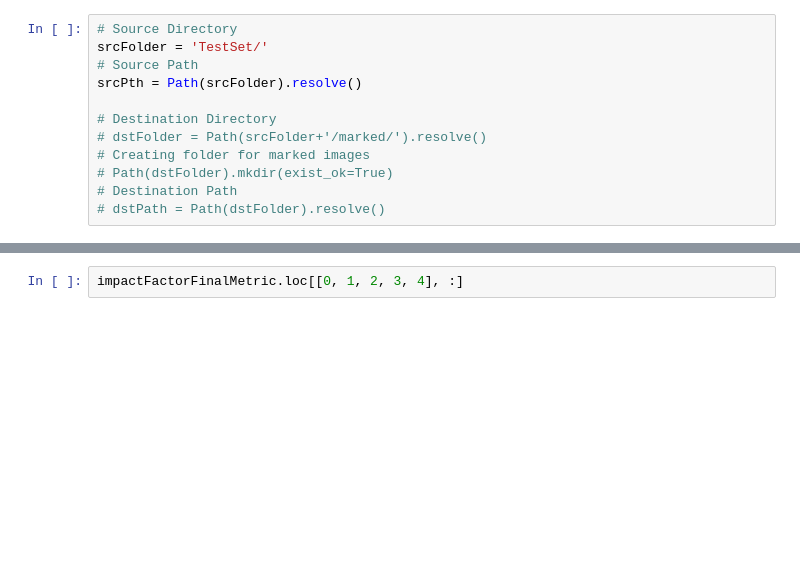
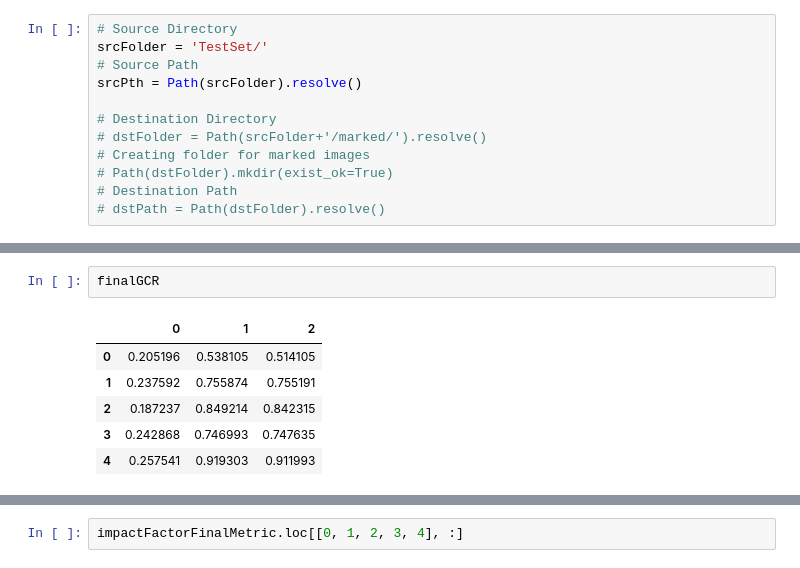
Before and after one commit to Call1st0/dft-based-watermarking-method-with-GCR-masking, a Jupyter notebook: imageAttacksMetrics.ipynb, the cells around one changed output, grey strips where cells are left out. Drawn from its saved outputs; the diff is of its cells as text; blank space fills up the shorter version.

```diff
--- a/imageAttacksMetrics.ipynb
+++ b/imageAttacksMetrics.ipynb
@@ -191,0 +168,9 @@ impactFactorFinalMetric
+# %%
+finalGCR
+# %% [output]
+|  | 0 | 1 | 2 |
+| 0 | 0.205196 | 0.538105 | 0.514105 |
+| 1 | 0.237592 | 0.755874 | 0.755191 |
+| 2 | 0.187237 | 0.849214 | 0.842315 |
+| 3 | 0.242868 | 0.746993 | 0.747635 |
+| 4 | 0.257541 | 0.919303 | 0.911993 |
```
Also changed, not shown: parts of 15 cells of this notebook, 2 other files.
